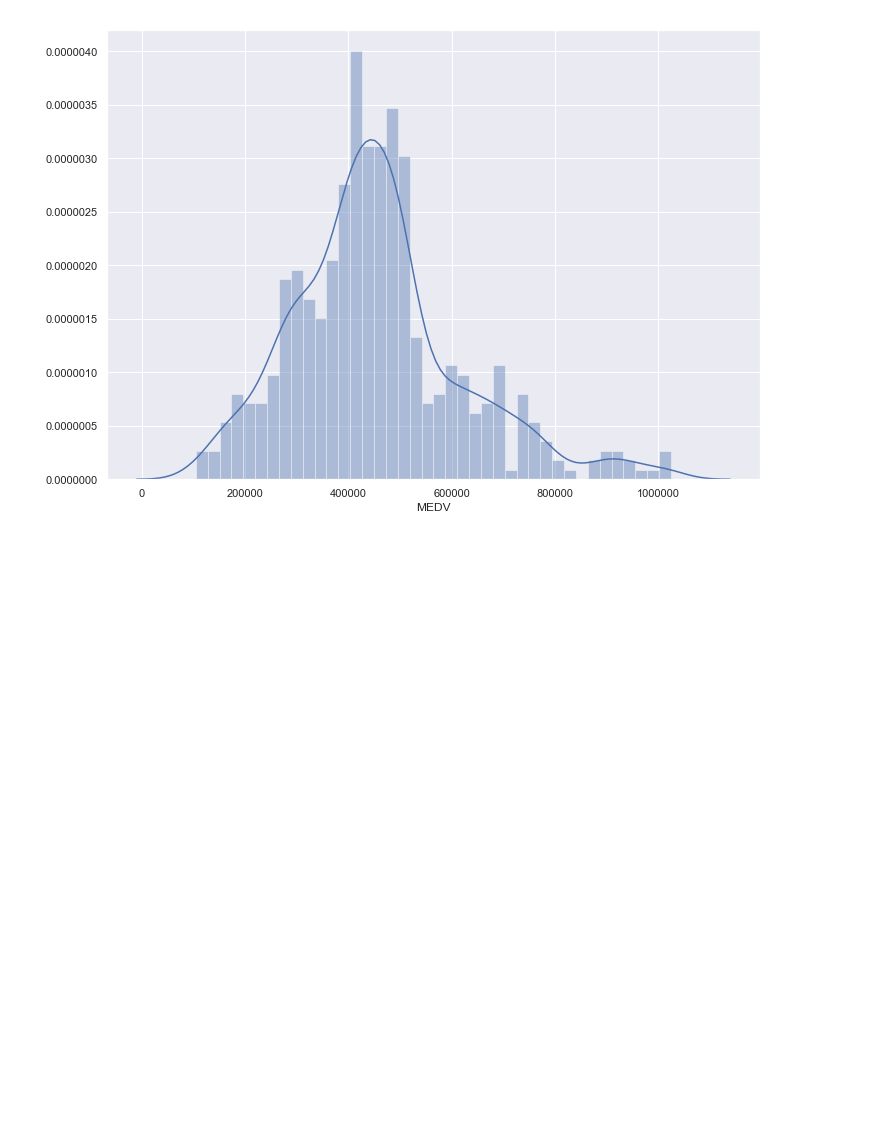
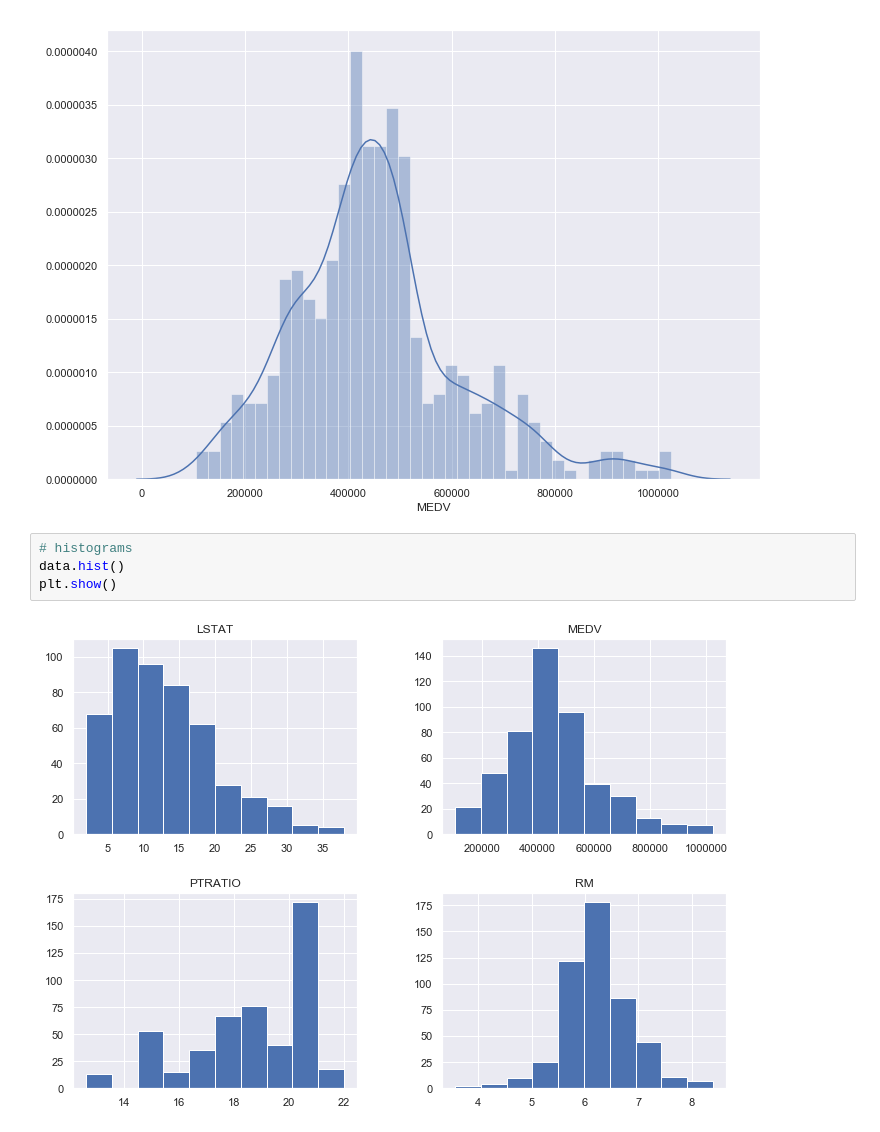
Before and after one commit to simonava5/MLS, a Jupyter notebook: BostonHousing.ipynb, the cells around one changed output. Drawn from its saved outputs; the diff is of its cells as text; blank space fills up the shorter version.

Commit message:
PyPlots

```diff
--- a/BostonHousing.ipynb
+++ b/BostonHousing.ipynb
@@ -153,3 +154,9 @@ sns.distplot(data['MEDV'], bins=40)
 plt.show()
 # %% [output]
 [figure]
+# %%
+# histograms
+data.hist()
+plt.show()
+# %% [output]
+[figure, added]
```
Also changed, not shown: parts of 10 cells of this notebook.
